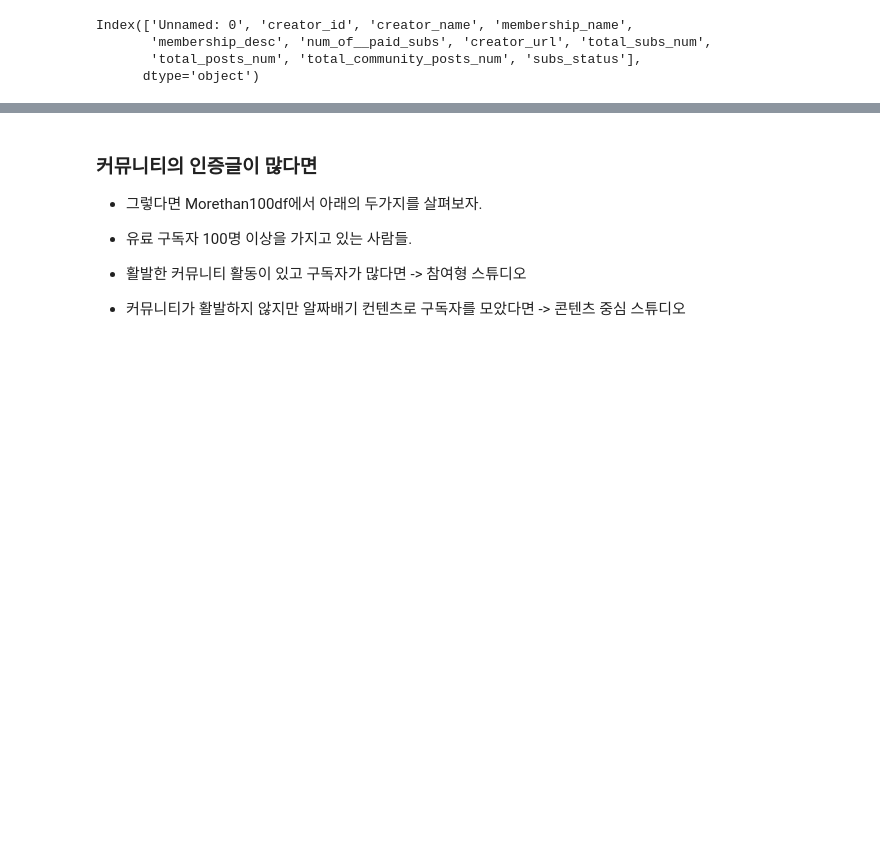
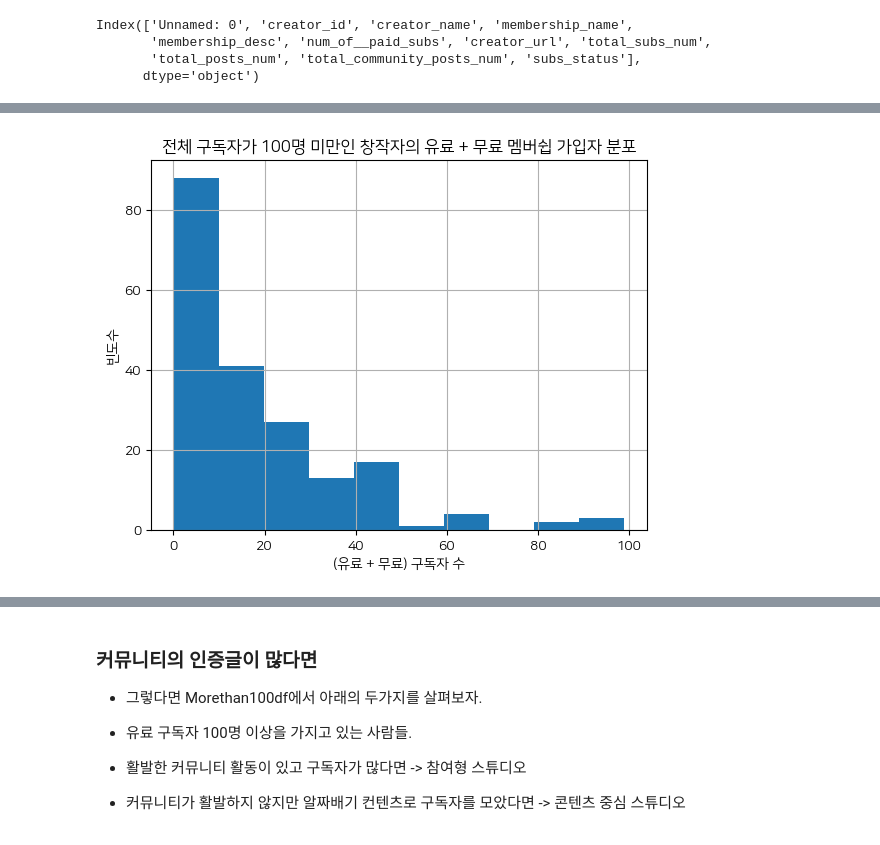
Before and after one commit to songye38/2024_GenAI_crawling, a Jupyter notebook: EDA/version2.ipynb, the cells around one changed output, grey strips where cells are left out. Cells and saved outputs as stored; diff of their text form; code cells hidden in the pictures; blank space fills up the shorter version.

```diff
--- a/EDA/version2.ipynb
+++ b/EDA/version2.ipynb
@@ -125,0 +127,16 @@ less_than_100_df['paid_subs_ratio'].hist()
+# %%
+import matplotlib.pyplot as plt
+
+# 데이터프레임의 히스토그램 그리기
+less_than_100_df['total_subs_num'].hist()
+
+# x 축과 y 축에 레이블 추가
+plt.xlabel('(유료 + 무료) 구독자 수')  # x축 레이블 설정
+plt.ylabel('빈도수')          # y축 레이블 설정
+
+# 그래프의 제목 추가
+plt.title('전체 구독자가 100명 미만인 창작자의 유료 + 무료 멤버쉽 가입자 분포')  # 그래프 제목 설정
+
+plt.show()
+# %% [output]
+[figure, added]
```
Also changed, not shown: parts of 14 cells of this notebook, 1 other file.
